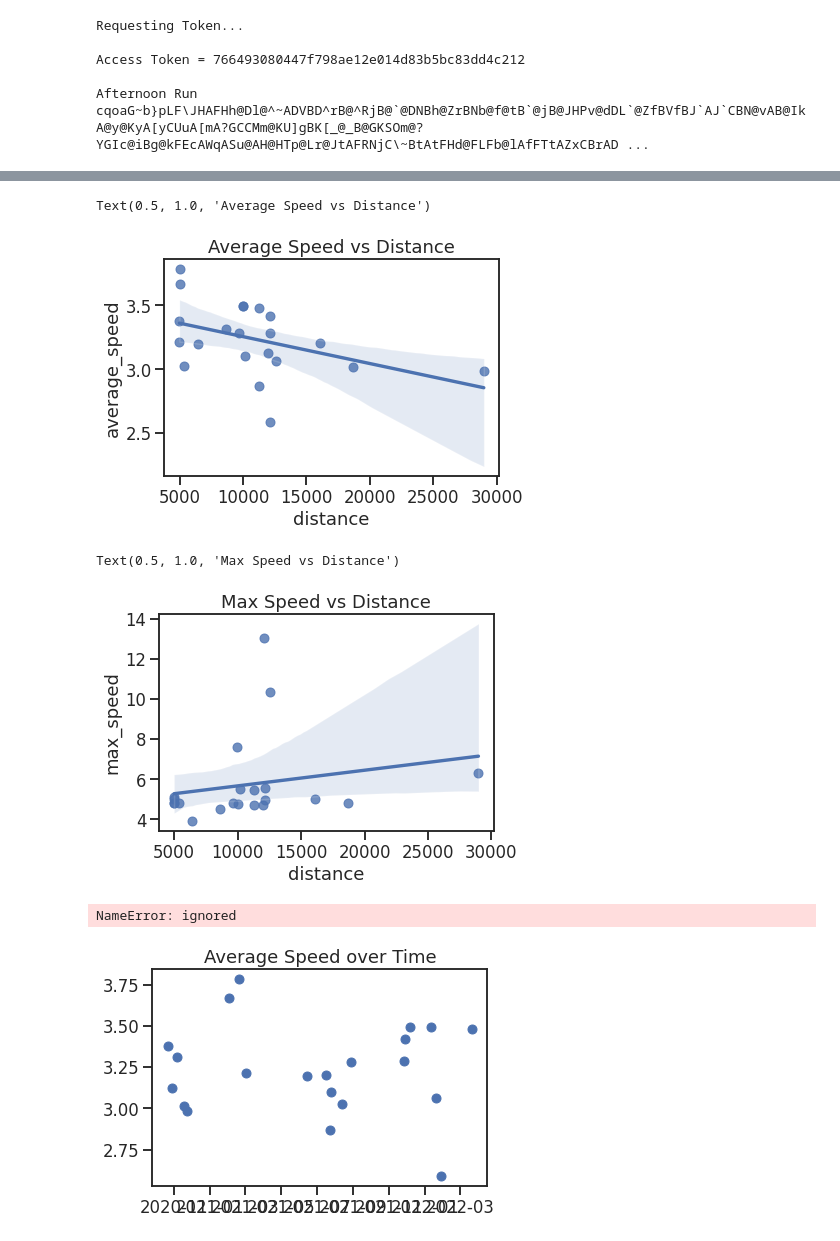
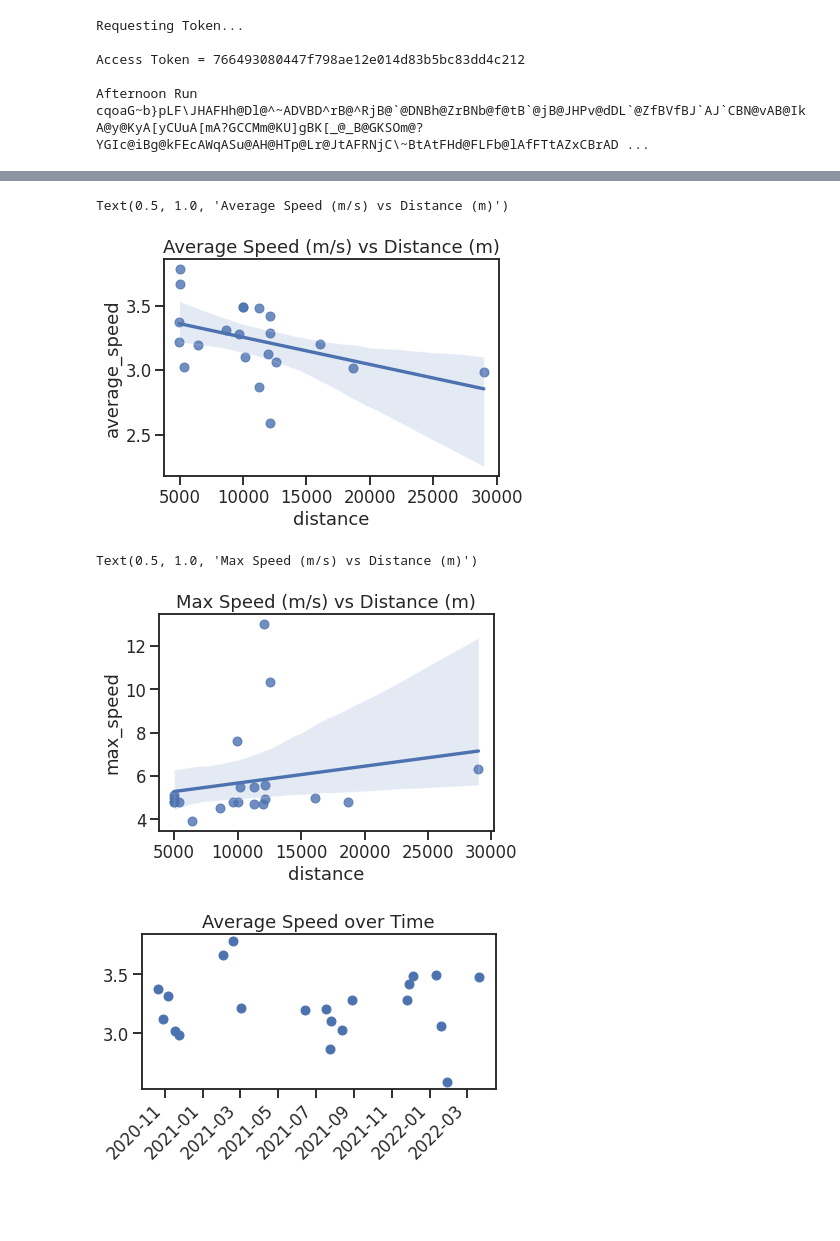
Before and after one commit to egersack/finalproject, a Jupyter notebook: PROJECT.ipynb, the cells around one changed output, grey strips where cells are left out. Drawn from its saved outputs; the diff is of its cells as text; code cells hidden in the pictures; blank space fills up the shorter version.

```diff
--- a/PROJECT.ipynb
+++ b/PROJECT.ipynb
@@ -113,33 +119,32 @@ See the caveats in the documentation: https://pandas.pydata.org/pandas-docs/stab
 runs = activities.loc[activities['type'] == 'Run']
 # %%
 sns.set(style="ticks", context="talk")
-sns.regplot(x='distance', y = 'average_speed', data = runs).set_title("Average Speed vs Distance")
+sns.regplot(x='distance', y = 'average_speed', data = runs).set_title("Average Speed (m/s) vs Distance (m)")
 # %% [output]
-Text(0.5, 1.0, 'Average Speed vs Distance')
+Text(0.5, 1.0, 'Average Speed (m/s) vs Distance (m)')
-[figure, old version]
+[figure, new version]
 # %%
 sns.set(style="ticks", context="talk")
-sns.regplot(x='distance', y = 'max_speed', data = runs).set_title("Max Speed vs Distance")
+sns.regplot(x='distance', y = 'max_speed', data = runs).set_title("Max Speed (m/s) vs Distance (m)")
 # %% [output]
-Text(0.5, 1.0, 'Max Speed vs Distance')
+Text(0.5, 1.0, 'Max Speed (m/s) vs Distance (m)')
-[figure, old version]
+[figure, new version]
 # %%
 fig = plt.figure() #create overall container
 ax1 = fig.add_subplot(111) #add a 1 by 1 plot to the figure
 x = np.asarray(runs.start_date_local)  #convert data to numpy array
 y = np.asarray(runs.average_speed)
 ax1.plot_date(x, y) #plot data points in scatter plot on ax1
 ax1.set_title('Average Speed over Time')
 #ax1.set_ylim([0,5])
 #add trend line
-x2 = mdates.date2num(x)
-z=np.polyfit(x2,y,1)
-p=np.poly1d(z)
-plt.plot(x,p(x2),'r--')
+# x2 = mdates.date2num(x)
+# z=np.polyfit(x2,y,1)
+# p=np.poly1d(z)
+# plt.plot(x,p(x2),'r--')
 #format the figure and display
 fig.autofmt_xdate(rotation=45)
 fig.tight_layout()
 fig.show()
 # %% [output]
-NameError: ignored
-[figure, old version]
+[figure, new version]
```
Also changed, not shown: parts of 1 cell of this notebook.
